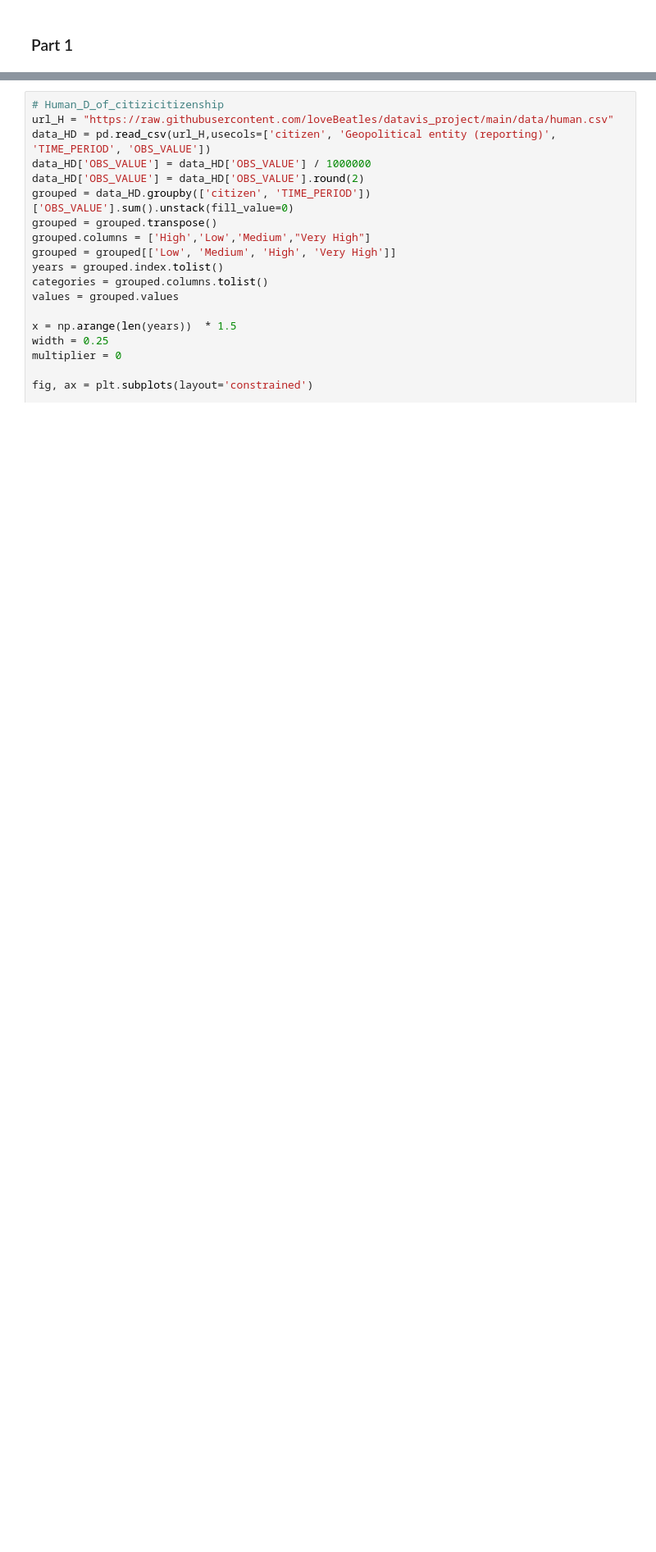
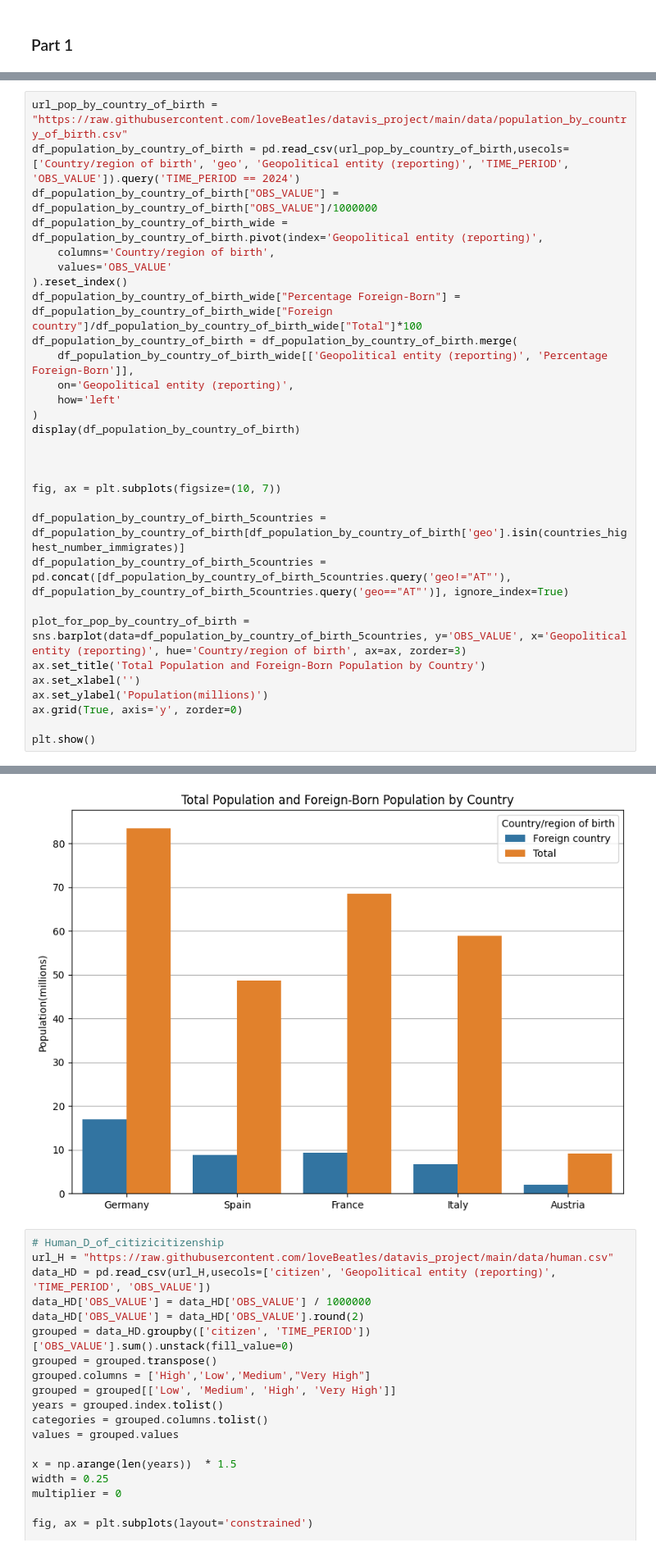
Before and after one commit to loveBeatles/datavis_project, a Jupyter notebook: group_project.ipynb, the cells around one changed output, grey strips where cells are left out. Shown at 82% size. Saved outputs shown, nothing was run; the diff lists cells and outputs as text; blank space fills up the shorter version.

```diff
--- a/group_project.ipynb
+++ b/group_project.ipynb
@@ -206,3 +207,34 @@ plt.show()
 [figure]
 [figure]
 [figure]
+# %%
+url_pop_by_country_of_birth = "https://raw.githubusercontent.com/loveBeatles/datavis_project/main/data/population_by_country_of_birth.csv"
+df_population_by_country_of_birth = pd.read_csv(url_pop_by_country_of_birth,usecols=['Country/region of birth', 'geo', 'Geopolitical entity (reporting)', 'TIME_PERIOD', 'OBS_VALUE']).query('TIME_PERIOD == 2024')
+df_population_by_country_of_birth["OBS_VALUE"] = df_population_by_country_of_birth["OBS_VALUE"]/1000000
+df_population_by_country_of_birth_wide = df_population_by_country_of_birth.pivot(index='Geopolitical entity (reporting)',
+    columns='Country/region of birth',
+    values='OBS_VALUE'
+).reset_index()
+df_population_by_country_of_birth_wide["Percentage Foreign-Born"] = df_population_by_country_of_birth_wide["Foreign country"]/df_population_by_country_of_birth_wide["Total"]*100
+df_population_by_country_of_birth = df_population_by_country_of_birth.merge(
+    df_population_by_country_of_birth_wide[['Geopolitical entity (reporting)', 'Percentage Foreign-Born']],
+    on='Geopolitical entity (reporting)',
+    how='left'
+)
+display(df_population_by_country_of_birth)
+
+
+
+fig, ax = plt.subplots(figsize=(10, 7))
+
+df_population_by_country_of_birth_5countries = df_population_by_country_of_birth[df_population_by_country_of_birth['geo'].isin(countries_highest_number_immigrates)]
+df_population_by_country_of_birth_5countries = pd.concat([df_population_by_country_of_birth_5countries.query('geo!="AT"'), df_population_by_country_of_birth_5countries.query('geo=="AT"')], ignore_index=True)
+
+plot_for_pop_by_country_of_birth = sns.barplot(data=df_population_by_country_of_birth_5countries, y='OBS_VALUE', x='Geopolitical entity (reporting)', hue='Country/region of birth', ax=ax, zorder=3)
+ax.set_title('Total Population and Foreign-Born Population by Country')
+ax.set_xlabel('')
+ax.set_ylabel('Population(millions)')
+ax.grid(True, axis='y', zorder=0)
+
+plt.show()
+# %% [output]
@@ -209,3 +258,4 @@ plt.show()
+[figure, added]
 # %%
 # Human_D_of_citizicitizenship
 url_H = "https://raw.githubusercontent.com/loveBeatles/datavis_project/main/data/human.csv"
```
Also changed, not shown: parts of 3 cells of this notebook.
